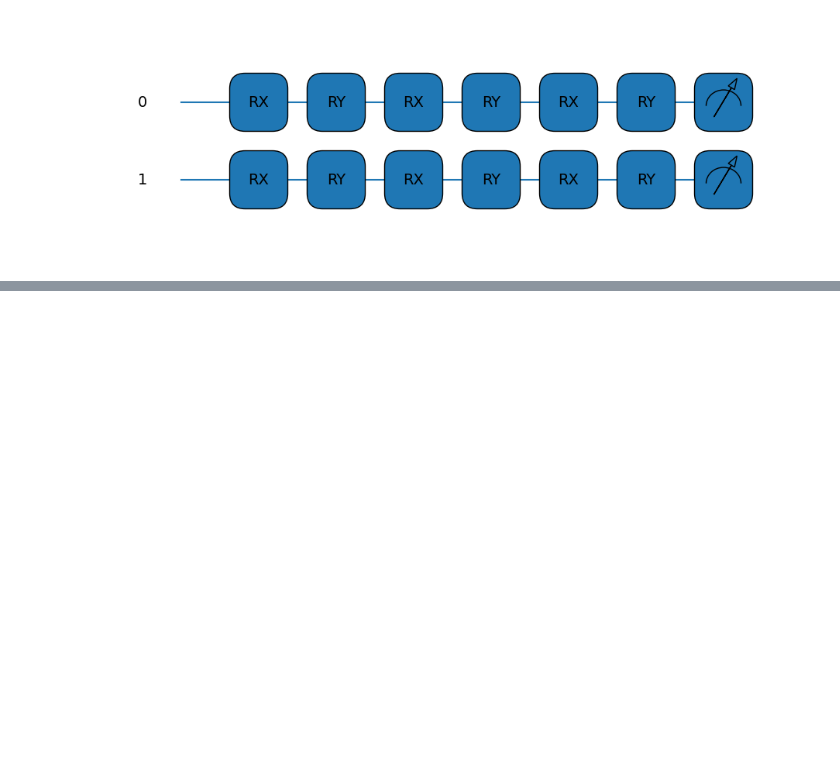
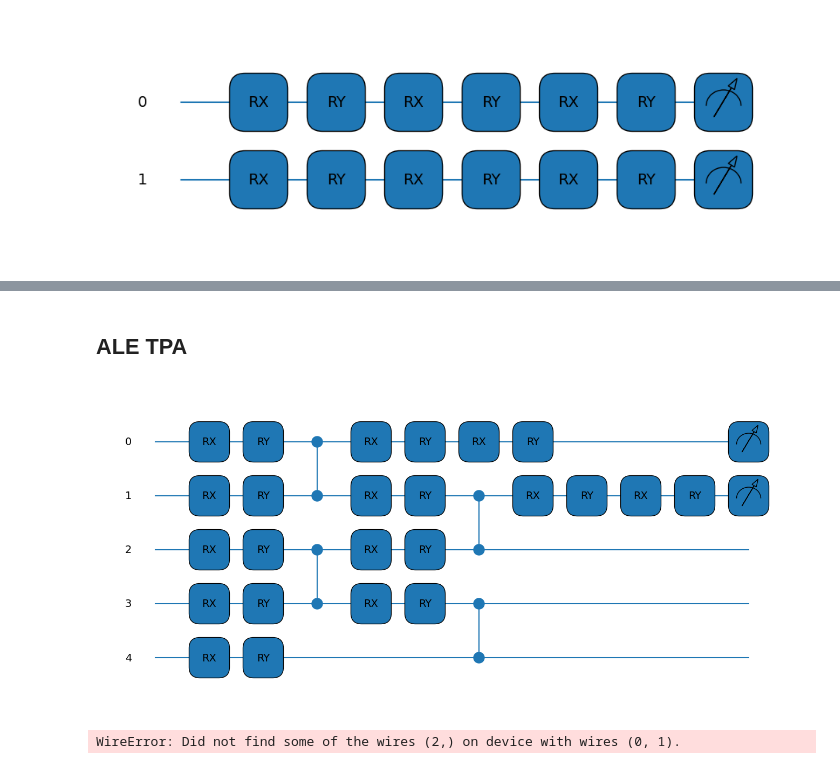
Before and after one commit to kkensuke/quantum-classification, a Jupyter notebook: scripts/quantum_classification_.ipynb, the cells around one changed output, grey strips where cells are left out. Drawn from its saved outputs; the diff is of its cells as text; code cells hidden in the pictures; blank space fills up the shorter version.

```diff
--- a/scripts/quantum_classification_.ipynb
+++ b/scripts/quantum_classification_.ipynb
@@ -71,0 +74,16 @@ optimized cost;  0.1308142842790574
+# %% [markdown]
+## ALE TPA
+# %%
+# settings
+nqubits = X.shape[1]; embedding_nlayers = 2; ansatz_nlayers = 2; embedding_type = 'ALE'; ansatz_type = 'TPA'; cost_type = 'MSE'
+label = f'{embedding_type}, {ansatz_type}'
+
+iris = QuantumClassifier(x_train, y_train, nqubits, embedding_nlayers, ansatz_nlayers, embedding_type, ansatz_type, cost_type, shots=None, stepsize=0.3, steps=50)
+# %%
+iris.draw_circuit()
+# %% [output]
+[figure, added]
+# %%
+iris.optimize()
+# %% [output]
+WireError: Did not find some of the wires (2,) on device with wires (0, 1).
```
Also changed, not shown: parts of 5 cells of this notebook, 2 other files.
